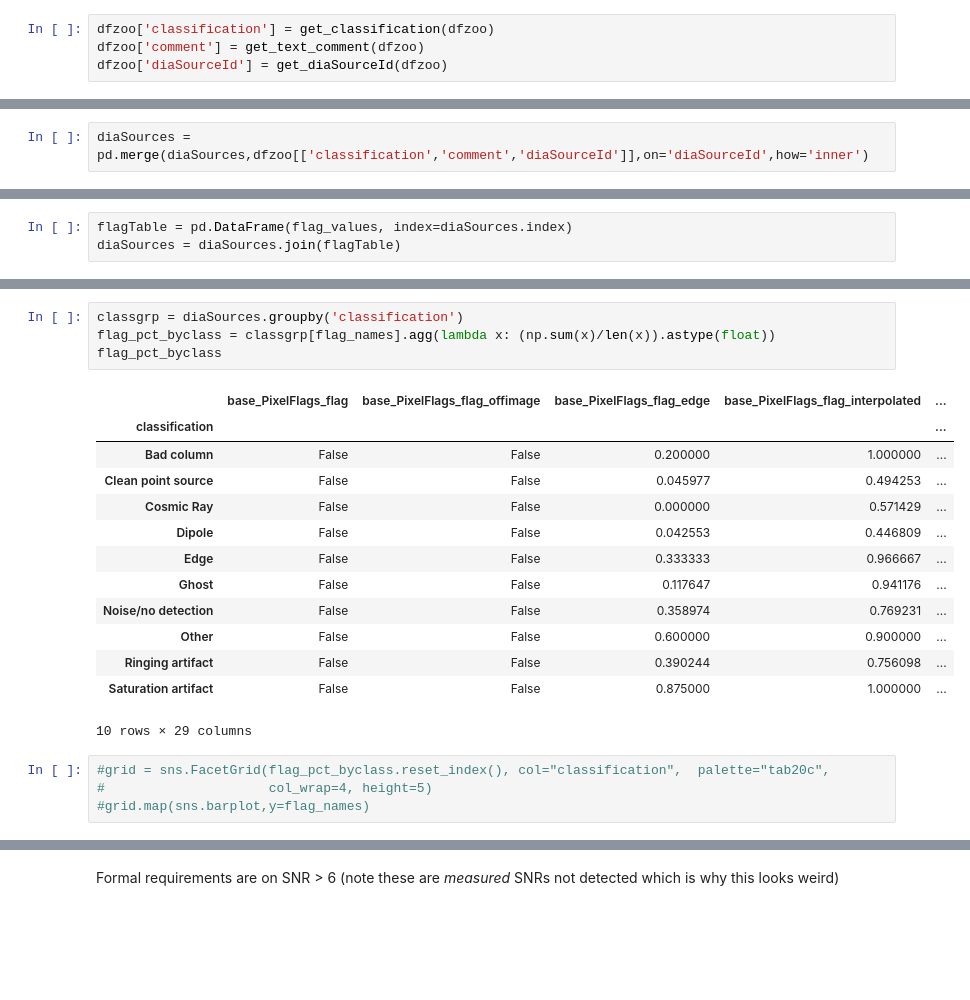
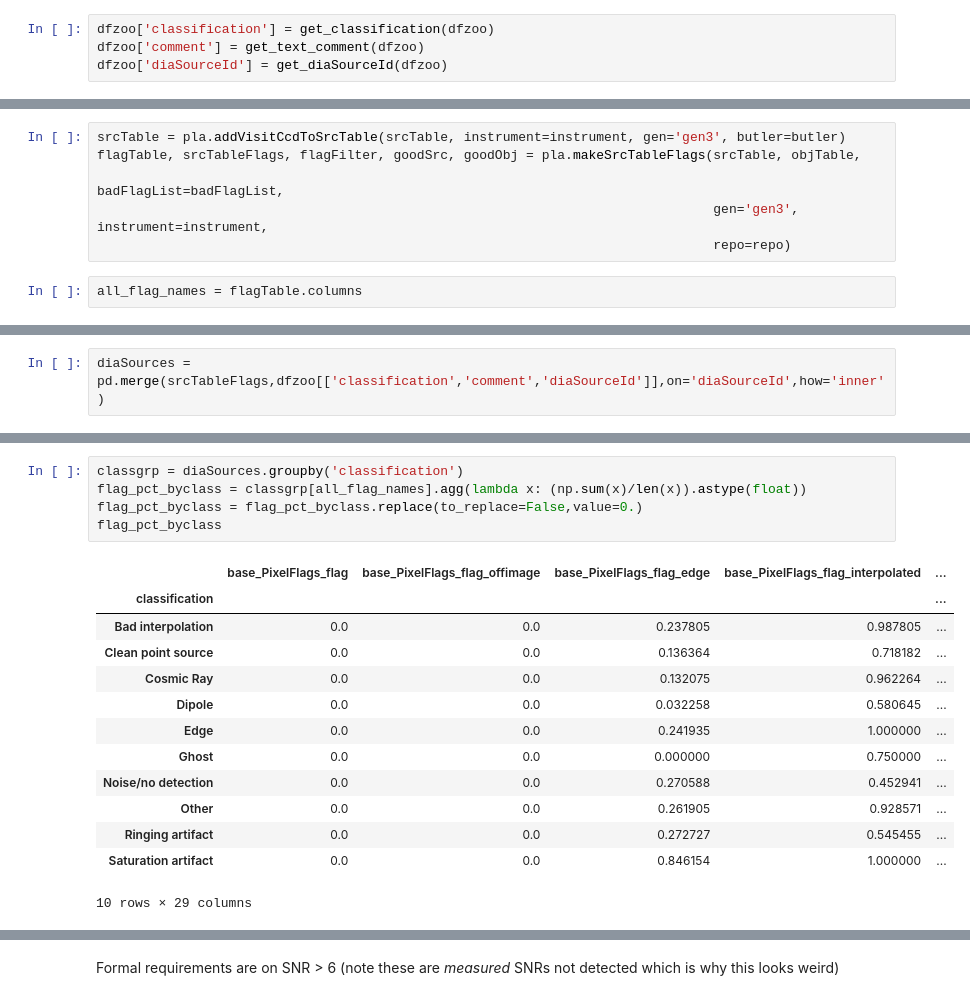
Before and after one commit to lsst-dm/ap_pipe-notebooks, a Jupyter notebook: notebooks/DM-31341_Zooniverse_COSMOS_purity_PCW21.ipynb, the cells around one changed output, grey strips where cells are left out. Cells and saved outputs as stored; diff of their text form; blank space fills up the shorter version.

```diff
--- a/notebooks/DM-31341_Zooniverse_COSMOS_purity_PCW21.ipynb
+++ b/notebooks/DM-31341_Zooniverse_COSMOS_purity_PCW21.ipynb
@@ -60,0 +102,8 @@ elif dataset == 'hsc-cosmos':
+# %%
+srcTable = pla.addVisitCcdToSrcTable(srcTable, instrument=instrument, gen='gen3', butler=butler)
+flagTable, srcTableFlags, flagFilter, goodSrc, goodObj = pla.makeSrcTableFlags(srcTable, objTable,
+                                                                               badFlagList=badFlagList,
+                                                                               gen='gen3', instrument=instrument,
+                                                                               repo=repo)
+# %%
+all_flag_names = flagTable.columns
@@ -61,5 +126,5 @@ elif dataset == 'hsc-cosmos':
 # %%
-diaSources = pd.merge(diaSources,dfzoo[['classification','comment','diaSourceId']],on='diaSourceId',how='inner')
+diaSources = pd.merge(srcTableFlags,dfzoo[['classification','comment','diaSourceId']],on='diaSourceId',how='inner')
 # %%
 len(diaSources)
 # %% [output]
@@ -105,6 +139,3 @@ flag_names
-# %%
-flagTable = pd.DataFrame(flag_values, index=diaSources.index)
-diaSources = diaSources.join(flagTable)
 # %%
 flagTable
 # %% [output]
@@ -210,22 +217,19 @@ for name in flag_names:
 # %%
 classgrp = diaSources.groupby('classification')
-flag_pct_byclass = classgrp[flag_names].agg(lambda x: (np.sum(x)/len(x)).astype(float))
+flag_pct_byclass = classgrp[all_flag_names].agg(lambda x: (np.sum(x)/len(x)).astype(float))
+flag_pct_byclass = flag_pct_byclass.replace(to_replace=False,value=0.)
 flag_pct_byclass
 # %% [output]
 |  | base_PixelFlags_flag | base_PixelFlags_flag_offimage | base_PixelFlags_flag_edge | base_PixelFlags_flag_interpolated | ... |
 | classification |  |  |  |  | ... |
-| Bad column | False | False | 0.200000 | 1.000000 | ... |
-| Clean point source | False | False | 0.045977 | 0.494253 | ... |
-| Cosmic Ray | False | False | 0.000000 | 0.571429 | ... |
-| Dipole | False | False | 0.042553 | 0.446809 | ... |
-| Edge | False | False | 0.333333 | 0.966667 | ... |
-| Ghost | False | False | 0.117647 | 0.941176 | ... |
-| Noise/no detection | False | False | 0.358974 | 0.769231 | ... |
-| Other | False | False | 0.600000 | 0.900000 | ... |
-| Ringing artifact | False | False | 0.390244 | 0.756098 | ... |
-| Saturation artifact | False | False | 0.875000 | 1.000000 | ... |
+| Bad interpolation | 0.0 | 0.0 | 0.237805 | 0.987805 | ... |
+| Clean point source | 0.0 | 0.0 | 0.136364 | 0.718182 | ... |
+| Cosmic Ray | 0.0 | 0.0 | 0.132075 | 0.962264 | ... |
+| Dipole | 0.0 | 0.0 | 0.032258 | 0.580645 | ... |
+| Edge | 0.0 | 0.0 | 0.241935 | 1.000000 | ... |
+| Ghost | 0.0 | 0.0 | 0.000000 | 0.750000 | ... |
+| Noise/no detection | 0.0 | 0.0 | 0.270588 | 0.452941 | ... |
+| Other | 0.0 | 0.0 | 0.261905 | 0.928571 | ... |
+| Ringing artifact | 0.0 | 0.0 | 0.272727 | 0.545455 | ... |
+| Saturation artifact | 0.0 | 0.0 | 0.846154 | 1.000000 | ... |
 10 rows × 29 columns
-# %%
-#grid = sns.FacetGrid(flag_pct_byclass.reset_index(), col="classification",  palette="tab20c",
-#                     col_wrap=4, height=5)
-#grid.map(sns.barplot,y=flag_names)
```
Also changed, not shown: parts of 62 cells of this notebook, 1 other file.
